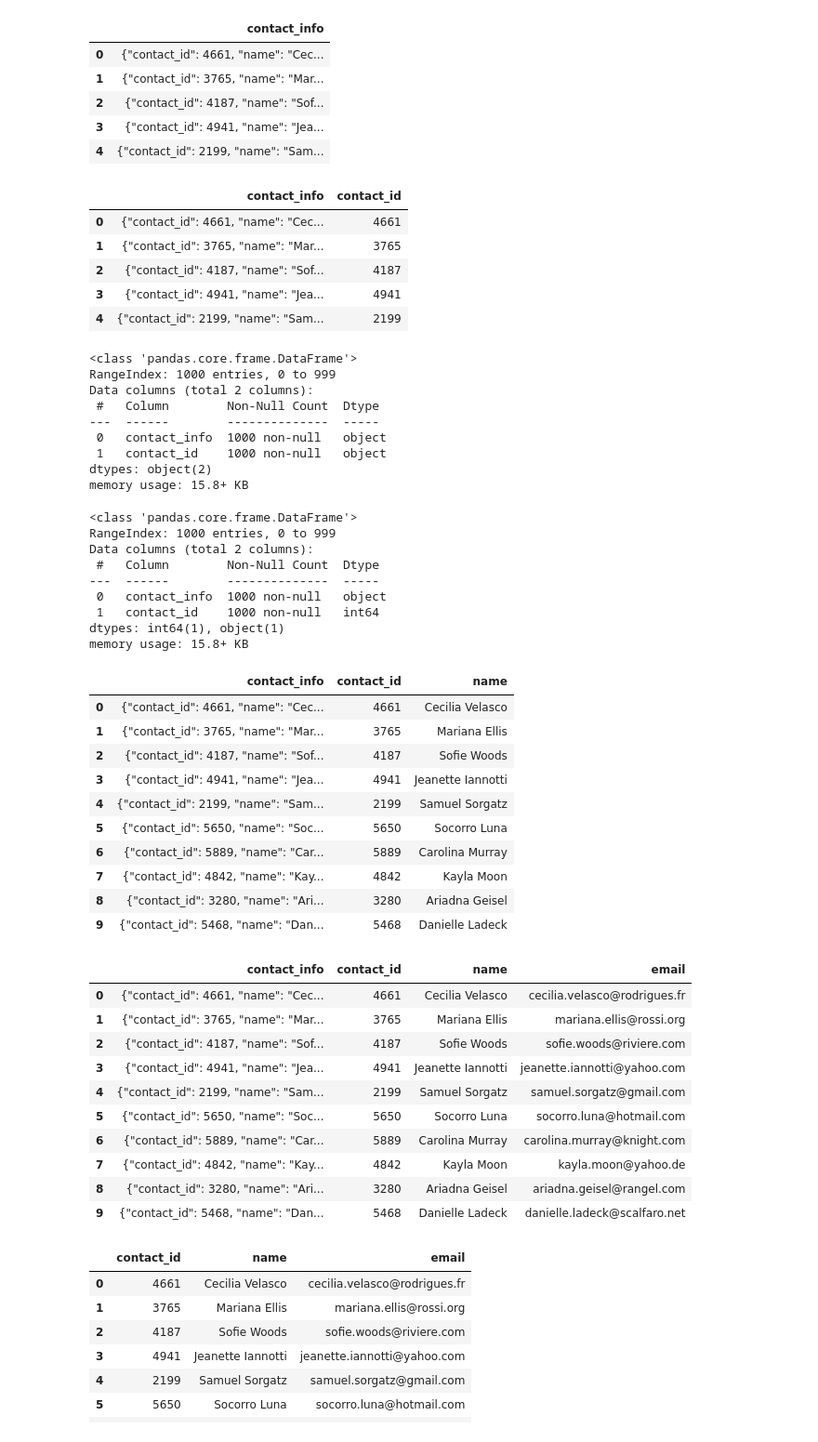
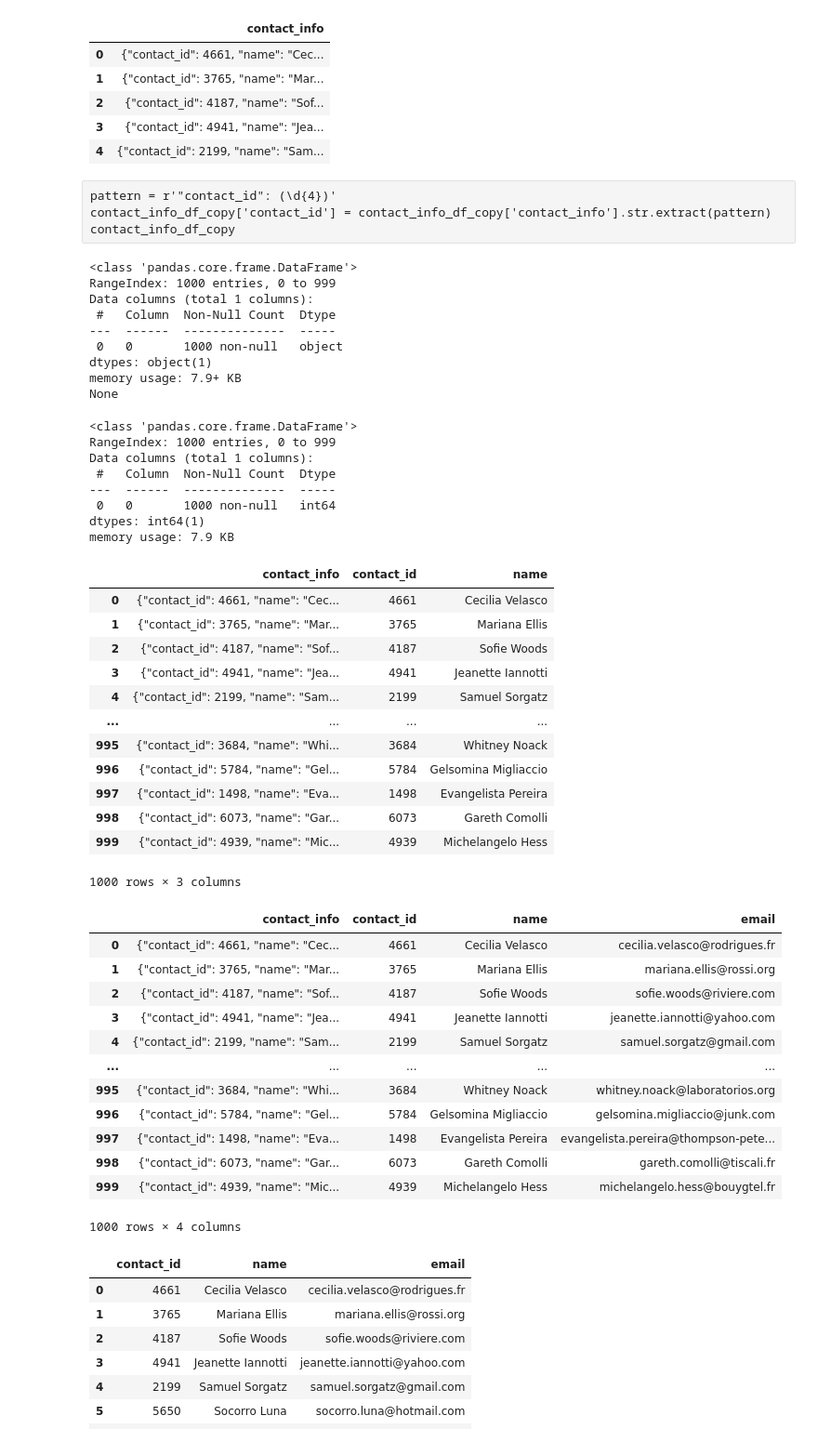
Before and after one commit to FrancisDoran/Crowdfunding_ETL, a Jupyter notebook: ETL_Mini_Project_Starter_Code.ipynb, the cells around one changed output. Shown at 93% size. Drawn from its saved outputs; the diff is of its cells as text; code cells hidden in the pictures.

```diff
--- a/ETL_Mini_Project_Starter_Code.ipynb
+++ b/ETL_Mini_Project_Starter_Code.ipynb
@@ -372,6 +382,8 @@ contacts_df_clean.to_csv("Resources/contacts.csv", encoding='utf8', index=False)
 ### Option 2: Use regex to create the contacts DataFrame.
 # %%
 contact_info_df_copy = contact_info_df.copy()
+contact_info_df_copy.columns = contact_info_df_copy.iloc[0]
+contact_info_df_copy = contact_info_df_copy.iloc[1:].reset_index(drop=True)
 contact_info_df_copy.head()
 # %% [output]
 |  | contact_info |
@@ -383,38 +397,44 @@ contact_info_df_copy.head()
 # %%
 # Extract the four-digit contact ID number.
+p = r'"contact_id": (\d{4})'
+contact_id=contact_info_df_copy['contact_info'].str.extract(p)
-# %% [output]
-|  | contact_info | contact_id |
-| 0 | {"contact_id": 4661, "name": "Cec... | 4661 |
-| 1 | {"contact_id": 3765, "name": "Mar... | 3765 |
-| 2 | {"contact_id": 4187, "name": "Sof... | 4187 |
-| 3 | {"contact_id": 4941, "name": "Jea... | 4941 |
-| 4 | {"contact_id": 2199, "name": "Sam... | 2199 |
+# %% [raw]
+pattern = r'"contact_id": (\d{4})'
+contact_info_df_copy['contact_id'] = contact_info_df_copy['contact_info'].str.extract(pattern)
+contact_info_df_copy
 # %%
 # Check the datatypes.
+print(contact_id.info())
 # %% [output]
 <class 'pandas.core.frame.DataFrame'>
 RangeIndex: 1000 entries, 0 to 999
-Data columns (total 2 columns):
- #   Column        Non-Null Count  Dtype
----  ------        --------------  -----
- 0   contact_info  1000 non-null   object
- 1   contact_id    1000 non-null   object
-dtypes: object(2)
-memory usage: 15.8+ KB
+Data columns (total 1 columns):
+ #   Column  Non-Null Count  Dtype
+---  ------  --------------  -----
+ 0   0       1000 non-null   object
+dtypes: object(1)
+memory usage: 7.9+ KB
+None
 # %%
 # Convert the "contact_id" column to an int64 data type.
+contact_id = contact_id.astype('int64')
+contact_id.info()
 # %% [output]
 <class 'pandas.core.frame.DataFrame'>
 RangeIndex: 1000 entries, 0 to 999
-Data columns (total 2 columns):
- #   Column        Non-Null Count  Dtype
----  ------        --------------  -----
- 0   contact_info  1000 non-null   object
- 1   contact_id    1000 non-null   int64
-dtypes: int64(1), object(1)
-memory usage: 15.8+ KB
+Data columns (total 1 columns):
+ #   Column  Non-Null Count  Dtype
+---  ------  --------------  -----
+ 0   0       1000 non-null   int64
+dtypes: int64(1)
+memory usage: 7.9 KB
 # %%
 # Extract the name of the contact and add it to a new column.
+p = r'"contact_id": (\d{4})'
+p2= r'"name": "(\w+\s+\w+)"'
+contact_info_df_copy['contact_id'] = contact_info_df_copy['contact_info'].str.extract(p).astype('int64')
+contact_info_df_copy['name']= contact_info_df_copy['contact_info'].str.extract(p2).astype('str')
+contact_info_df_copy
 # %% [output]
 |  | contact_info | contact_id | name |
 | 0 | {"contact_id": 4661, "name": "Cec... | 4661 | Cecilia Velasco |
@@ -422,24 +442,31 @@ memory usage: 15.8+ KB
 | 2 | {"contact_id": 4187, "name": "Sof... | 4187 | Sofie Woods |
 | 3 | {"contact_id": 4941, "name": "Jea... | 4941 | Jeanette Iannotti |
 | 4 | {"contact_id": 2199, "name": "Sam... | 2199 | Samuel Sorgatz |
-| 5 | {"contact_id": 5650, "name": "Soc... | 5650 | Socorro Luna |
-| 6 | {"contact_id": 5889, "name": "Car... | 5889 | Carolina Murray |
-| 7 | {"contact_id": 4842, "name": "Kay... | 4842 | Kayla Moon |
-| 8 | {"contact_id": 3280, "name": "Ari... | 3280 | Ariadna Geisel |
-| 9 | {"contact_id": 5468, "name": "Dan... | 5468 | Danielle Ladeck |
+| ... | ... | ... | ... |
+| 995 | {"contact_id": 3684, "name": "Whi... | 3684 | Whitney Noack |
+| 996 | {"contact_id": 5784, "name": "Gel... | 5784 | Gelsomina Migliaccio |
+| 997 | {"contact_id": 1498, "name": "Eva... | 1498 | Evangelista Pereira |
+| 998 | {"contact_id": 6073, "name": "Gar... | 6073 | Gareth Comolli |
+| 999 | {"contact_id": 4939, "name": "Mic... | 4939 | Michelangelo Hess |
+1000 rows × 3 columns
 # %%
 # Extract the email from the contacts and add the values to a new column.
+p = r'"email": "([\w\.-]+@[\w\.-]+)"'
+contact_info_df_copy['email']= contact_info_df_copy['contact_info'].str.extract(p).astype('str')
+contact_info_df_copy
 # %% [output]
 |  | contact_info | contact_id | name | email |
 | 0 | {"contact_id": 4661, "name": "Cec... | 4661 | Cecilia Velasco | cecilia.velasco@rodrigues.fr |
 | 1 | {"contact_id": 3765, "name": "Mar... | 3765 | Mariana Ellis | mariana.ellis@rossi.org |
 | 2 | {"contact_id": 4187, "name": "Sof... | 4187 | Sofie Woods | sofie.woods@riviere.com |
 | 3 | {"contact_id": 4941, "name": "Jea... | 4941 | Jeanette Iannotti | jeanette.iannotti@yahoo.com |
 | 4 | {"contact_id": 2199, "name": "Sam... | 2199 | Samuel Sorgatz | samuel.sorgatz@gmail.com |
-| 5 | {"contact_id": 5650, "name": "Soc... | 5650 | Socorro Luna | socorro.luna@hotmail.com |
-| 6 | {"contact_id": 5889, "name": "Car... | 5889 | Carolina Murray | carolina.murray@knight.com |
-| 7 | {"contact_id": 4842, "name": "Kay... | 4842 | Kayla Moon | kayla.moon@yahoo.de |
-| 8 | {"contact_id": 3280, "name": "Ari... | 3280 | Ariadna Geisel | ariadna.geisel@rangel.com |
-| 9 | {"contact_id": 5468, "name": "Dan... | 5468 | Danielle Ladeck | danielle.ladeck@scalfaro.net |
+| ... | ... | ... | ... | ... |
+| 995 | {"contact_id": 3684, "name": "Whi... | 3684 | Whitney Noack | whitney.noack@laboratorios.org |
+| 996 | {"contact_id": 5784, "name": "Gel... | 5784 | Gelsomina Migliaccio | gelsomina.migliaccio@junk.com |
+| 997 | {"contact_id": 1498, "name": "Eva... | 1498 | Evangelista Pereira | evangelista.pereira@thompson-pete... |
+| 998 | {"contact_id": 6073, "name": "Gar... | 6073 | Gareth Comolli | gareth.comolli@tiscali.fr |
+| 999 | {"contact_id": 4939, "name": "Mic... | 4939 | Michelangelo Hess | michelangelo.hess@bouygtel.fr |
+1000 rows × 4 columns
 # %%
 # Create a copy of the contact_info_df with the 'contact_id', 'name', 'email' columns.
```
Also changed, not shown: parts of 22 cells of this notebook, 4 other files.
